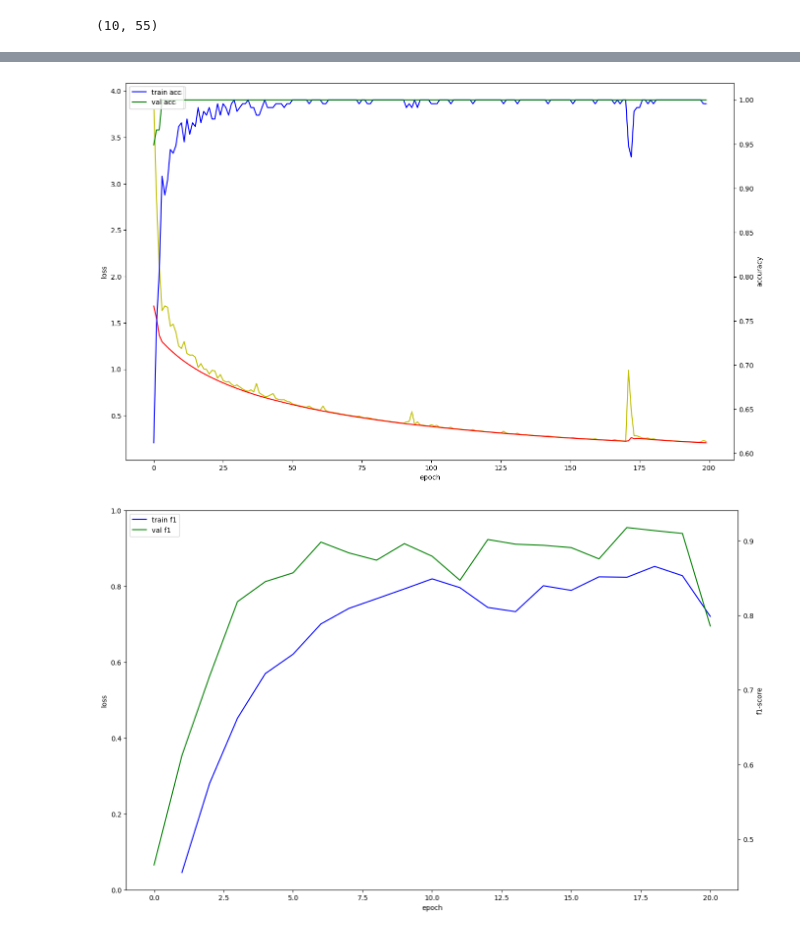
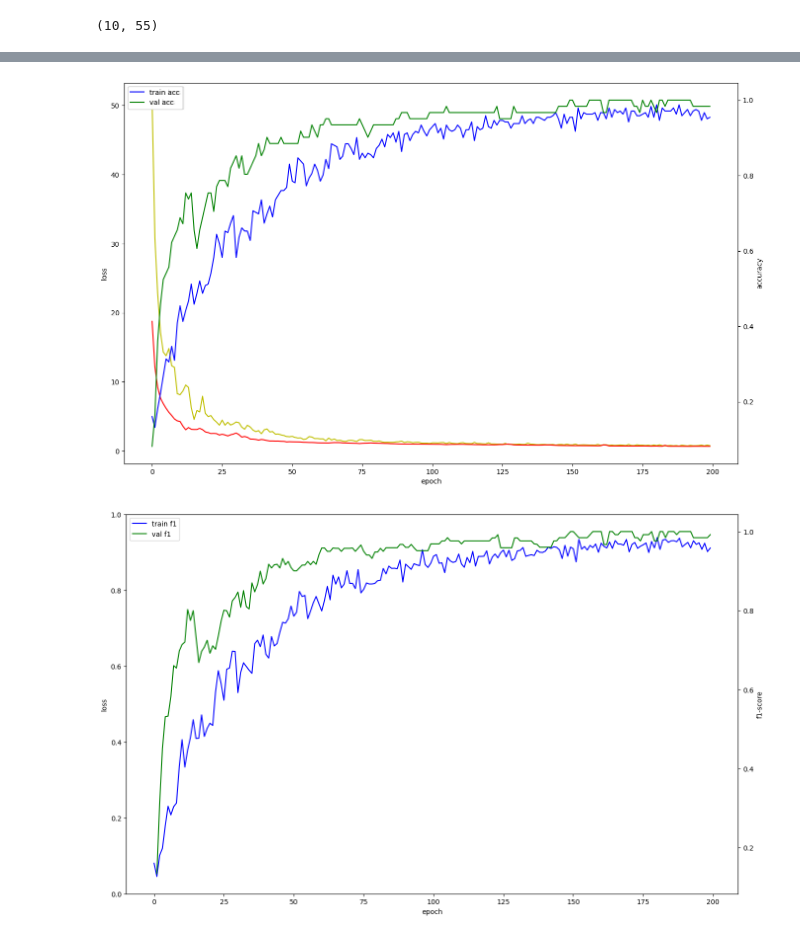
Before and after one commit to codekookiz/handsign, a Jupyter notebook: sing_lang_trans/train_hand_gesture.ipynb, the cells around one changed output, grey strips where cells are left out. Cells and saved outputs as stored; diff of their text form; code cells hidden in the pictures.

```diff
--- a/sing_lang_trans/train_hand_gesture.ipynb
+++ b/sing_lang_trans/train_hand_gesture.ipynb
@@ -10,37 +10,21 @@ os.environ['TF_FORCE_GPU_ALLOW_GROWTH'] = 'true'
 # %% [output]
 /Users/ENZO/KOOKIZ/GITHUB/translate-handsign
 # %%
-actions = ['가래', '기침', '불안', '아프다', '열', '이상하다', '충혈된 눈', '코막힘', '콧물']
-time_num, time_num1, time_num2 = '1744771126','1744771199', '1744771241'
-for i in time_num:
+actions = ['아프다', '열', "기침", "콧물", "코막힘", "머리", "배", "설사", "변비", "구토"]
+time_num, time_num1, time_num2 = '1744773358','1744773453', '1744773560'
+
+for time_num in [time_num, time_num1, time_num2]:
     data = np.concatenate([
-        # np.load(f'dataset/seq_가래_{time_num}.npy'),
-        # np.load(f'dataset/seq_기침_{time_num}.npy'),
-        # np.load(f'dataset/seq_불안_{time_num}.npy'),
         np.load(f'dataset/seq_아프다_{time_num}.npy'),
         np.load(f'dataset/seq_열_{time_num}.npy'),
-        # np.load(f'dataset/seq_이상하다_{time_num}.npy'),
-        # np.load(f'dataset/seq_충혈된_눈_{time_num}.npy'),
-        # np.load(f'dataset/seq_코막힘_{time_num}.npy'),
-        # np.load(f'dataset/seq_콧물_{time_num}.npy'),
-        # np.load(f'dataset/seq_가래_{time_num1}.npy'),
-        # np.load(f'dataset/seq_기침_{time_num1}.npy'),
-        # np.load(f'dataset/seq_불안_{time_num1}.npy'),
-        np.load(f'dataset/seq_아프다_{time_num1}.npy'),
-        np.load(f'dataset/seq_열_{time_num1}.npy'),
-        # np.load(f'dataset/seq_이상하다_{time_num1}.npy'),
-        # np.load(f'dataset/seq_충혈된_눈_{time_num1}.npy'),
-        # np.load(f'dataset/seq_코막힘_{time_num1}.npy'),
-        # np.load(f'dataset/seq_콧물_{time_num1}.npy'),
-        # np.load(f'dataset/seq_가래_{time_num2}.npy'),
-        # np.load(f'dataset/seq_기침_{time_num2}.npy'),
-        # np.load(f'dataset/seq_불안_{time_num2}.npy'),
-        np.load(f'dataset/seq_아프다_{time_num2}.npy'),
-        np.load(f'dataset/seq_열_{time_num2}.npy')
-        # np.load(f'dataset/seq_이상하다_{time_num2}.npy'),
-        # np.load(f'dataset/seq_충혈된_눈_{time_num2}.npy'),
-        # np.load(f'dataset/seq_코막힘_{time_num2}.npy'),
-        # np.load(f'dataset/seq_콧물_{time_num2}.npy')
+        np.load(f'dataset/seq_기침_{time_num}.npy'),
+        np.load(f'dataset/seq_콧물_{time_num}.npy'),
+        np.load(f'dataset/seq_코막힘_{time_num}.npy'),
+        np.load(f'dataset/seq_머리_{time_num}.npy'),
+        np.load(f'dataset/seq_배_{time_num}.npy'),
+        np.load(f'dataset/seq_설사_{time_num}.npy'),
+        np.load(f'dataset/seq_변비_{time_num}.npy'),
+        np.load(f'dataset/seq_구토_{time_num}.npy')
     ], axis=0)
 
 data.shape
@@ -244,22 +239,22 @@ acc_ax.legend(loc='upper left')
 
 plt.show()
 # %% [output]
-[figure, old version]
+[figure, new version]
 # %%
 fig, loss_ax = plt.subplots(figsize=(16, 10))
 acc_ax = loss_ax.twinx()
 
 loss_ax.set_xlabel('epoch')
 loss_ax.set_ylabel('loss')
 
-acc_ax.plot(history.history['metric_F1score'], 'b', label='train f1')
-acc_ax.plot(history.history['val_metric_F1score'], 'g', label='val f1')
+acc_ax.plot(history.history['metric_f1score'], 'b', label='train f1')
+acc_ax.plot(history.history['val_metric_f1score'], 'g', label='val f1')
 acc_ax.set_ylabel('f1-score')
 acc_ax.legend(loc='upper left')
 
 plt.show()
 # %% [output]
-[figure, old version]
+[figure, new version]
 # %%
 from sklearn.metrics import multilabel_confusion_matrix
 from tensorflow.keras.models import load_model
```
Also changed, not shown: parts of 16 cells of this notebook, 34 other files.
